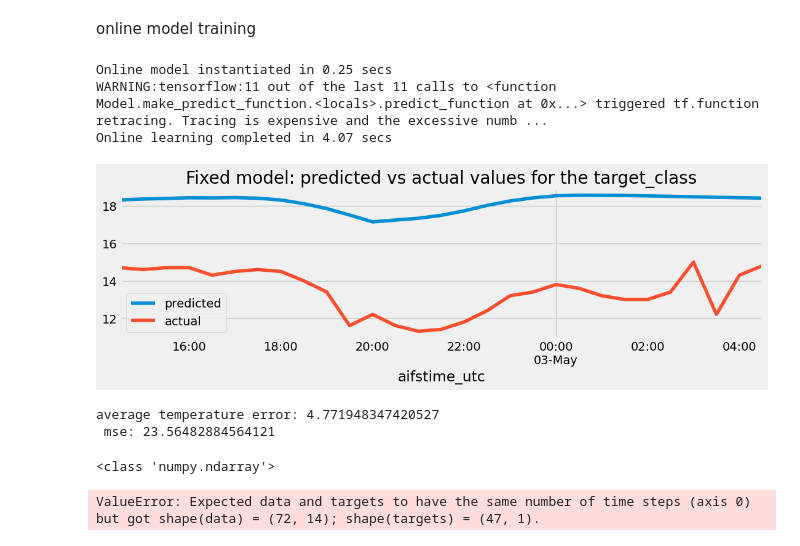
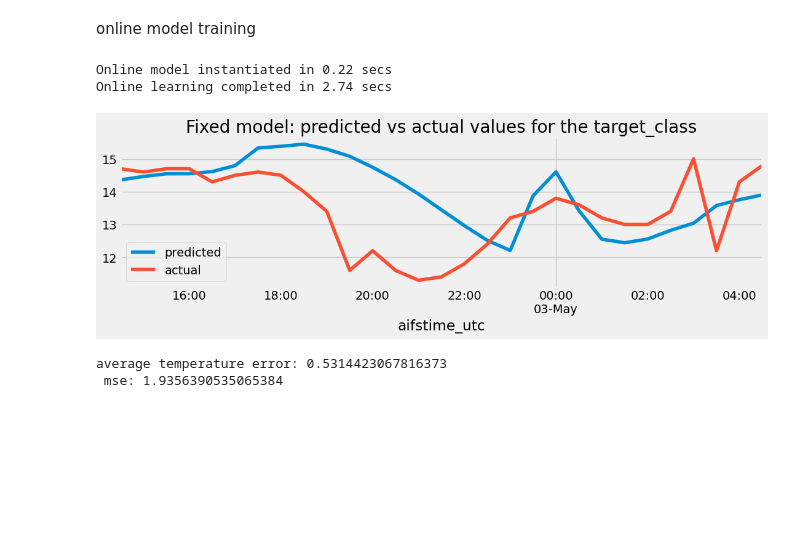
Before and after one commit to Muckthebuck/2023-Energy-kit, a Jupyter notebook: complete_temp.ipynb, the cells around one changed output. Saved outputs shown, nothing was run; the diff lists cells and outputs as text; code cells hidden in the pictures; blank space fills up the shorter version.

Commit message:
a good model for temp

```diff
--- a/complete_temp.ipynb
+++ b/complete_temp.ipynb
@@ -17,6 +20,7 @@ df= pd.DataFrame(df['observations']['data'])
 df['aifstime_utc'] = pd.to_datetime(df['aifstime_utc'])
 # %%
 df = df.drop(['sort_order','wmo','local_date_time','local_date_time_full','name','history_product','lat',
-                                               'lon', 'cloud', 'cloud_base_m', 'cloud_oktas', 'cloud_type_id', 'cloud_type',
-                                               'sea_state', 'swell_dir_worded', 'swell_height', 'swell_period', 'press_tend', 'weather', 'wind_dir'],axis=1)
+                                               'lon',  'wind_dir', 'cloud', 'cloud_type', 'press_tend',
+                                               'swell_dir_worded', 'weather', 'sea_state', 'cloud_base_m',
+                                               'cloud_oktas', 'cloud_type_id', 'swell_height','swell_period'],axis=1)
 df = df.set_index('aifstime_utc')
@@ -29,0 +27,16 @@ plt.show()
+# %%
+corr_matrix = df.corr(numeric_only=True).abs()
+
+# Select upper triangle of correlation matrix
+upper = corr_matrix.where(np.triu(np.ones(corr_matrix.shape), k=1).astype(bool))
+
+# Find features with correlation greater than 0.95
+to_drop = [column for column in upper.columns if any(upper[column] > 0.95)]
+
+# Drop features
+df.drop(to_drop, axis=1, inplace=True)
+
+corrMatrix = df.corr(numeric_only=True)
+fig, ax = plt.subplots(figsize=(12, 10))
+sns.heatmap(corrMatrix, annot= True, ax=ax, fmt='.3f')
+plt.show()
@@ -82,9 +114,8 @@ test_features, test_labels = val_data.drop('air_temp',axis=1), val_data[['air_te
 
 prepend_features = train_features.iloc[-(T-1):]
 test_features = pd.concat([prepend_features, test_features], axis=0)
-# test_features_, train_features = pd.DataFrame(convert_datetime_to_timestamp(test_features_)), pd.DataFrame(convert_datetime_to_timestamp(train_features))
 
-print(train_features.shape, train_labels.shape, test_features_.shape, test_labels.shape)
+print(train_features.shape, train_labels.shape, test_features.shape, test_labels.shape)
 
 
 # Create sequences of T timesteps (=sliding window)
@@ -98,7 +129,7 @@ print(f'Train data dimensions: {X_train.shape}, {y_train.shape}')
 
 X_test, y_test = [], []
 for i in range(test_labels.shape[0]):
-    X_test.append(test_features_.iloc[i:i+T])
+    X_test.append(test_features.iloc[i:i+T])
     y_test.append(test_labels.iloc[i])
 X_test, y_test = np.array(X_test), np.array(y_test)
 print(f'Test data dimensions: {X_test.shape}, {y_test.shape}')
@@ -130,7 +161,7 @@ print(f'batch = {BATCH}, timesteps = {T}, features = {N}, epochs = {EPOCH}')
 print(f'lr = {LR}, lambda = {LAMBD}, dropout = {DP}, recurr_dropout = {RDP}')
 
 
-inputs = keras.layers.Input(shape=(inputs.shape[1], inputs.shape[2]))
+inputs = keras.layers.Input(shape=(X_train.shape[1], X_train.shape[2]))
 lstm_out = keras.layers.LSTM(32)(inputs)
 outputs = keras.layers.Dense(1)(lstm_out)
 model = keras.Model(name="Weather_forcaster",inputs=inputs, outputs=outputs)
@@ -221,7 +252,7 @@ plt.show()
 # print()
 # index = test_features.set_index(test_features[0]).drop(test_features.columns[0], axis=1).index
 fixed_predict = model.predict_on_batch(X_test)
-averaged = np.mean(fixed_predict[:,3:6,:], axis=1)
+averaged = np.mean(fixed_predict[:,5:10,:], axis=1)
 # Plot predictions vs actual labels for fixed model
 index = test_labels.index
 # print(fixed_predict)
@@ -268,64 +298,35 @@ online model training
 # %%
 start = time()
 config, weights = model.get_config(), model.get_weights()
 online_model = Sequential.from_config(config)
 online_model.set_weights(weights)
 online_model.compile(loss='mse', optimizer=Adam(lr=LR))
 print(f'Online model instantiated in {time() - start:.2f} secs')
 
 # Online training (update model with each new data available):
 predictions = []
 start = time()
 for t in range(y_test.shape[0]):
     x = X_test[t].reshape(-1,T,N)  # a "new" input is available
     y_hat = model.predict_on_batch(x) # predict on the "new" input
-    averaged = np.mean(y_hat[:,3:6,:], axis=1)
+    averaged = np.mean(y_hat[:,5:10,:], axis=1)
     predictions.append(averaged)  # save predictions
     y = y_test[t].reshape(-1,1)   # a "new" label is available
     model.train_on_batch(x, y)  # runs a single gradient update
 print(f'Online learning completed in {time() - start:.2f} secs')
 
 
 # Evaluation of the predictions with online learning
 online_predict = np.array(predictions).reshape(-1,1)
 dff = pd.DataFrame({'predicted':scaler_y.inverse_transform(online_predict).squeeze(), 'actual':scaler_y.inverse_transform(y_test).squeeze()}, index=index)
 ax = dff.plot(figsize=(12,3))
 ax.set_title('Fixed model: predicted vs actual values for the target_class')
 plt.show()
 print(f"average temperature error: {np.mean(dff['predicted']-dff['actual'])}")
 print(f" mse: {mean_squared_error(dff['predicted'], dff['actual'])}")
 # %% [output]
-Online model instantiated in 0.25 secs
-WARNING:tensorflow:11 out of the last 11 calls to <function Model.make_predict_function.<locals>.predict_function at 0x...> triggered tf.function retracing. Tracing is expensive and the excessive numb ...
-Online learning completed in 4.07 secs
+Online model instantiated in 0.22 secs
+Online learning completed in 2.74 secs
-[figure, old version]
+[figure, new version]
-average temperature error: 4.771948347420527
- mse: 23.56482884564121
+average temperature error: 0.5314423067816373
+ mse: 1.9356390535065384
-# %%
-
-
-start = past + future
-end = start + training_size
-
-x_train = train_data.values
-y_train = df.iloc[start:end][['air_temp']].values
-
-
-x_val_end = len(val_data) - start
-label_start = training_size + start
-x_val = val_data.iloc[:x_val_end][[i for i in range(step)]].values
-y_val = features.iloc[label_start:][[0]]
-
-
-print(type(y_train))
-
-dataset_train = keras.preprocessing.timeseries_dataset_from_array(
-    data=x_train,
-    targets=y_train,
-    sequence_length=sequence_length,
-    sampling_rate=6,
-    batch_size=64,
-)
-# %% [output]
-<class 'numpy.ndarray'>
-ValueError: Expected data and targets to have the same number of time steps (axis 0) but got shape(data) = (72, 14); shape(targets) = (47, 1).
```
Also changed, not shown: parts of 11 cells of this notebook, 2 other files.
